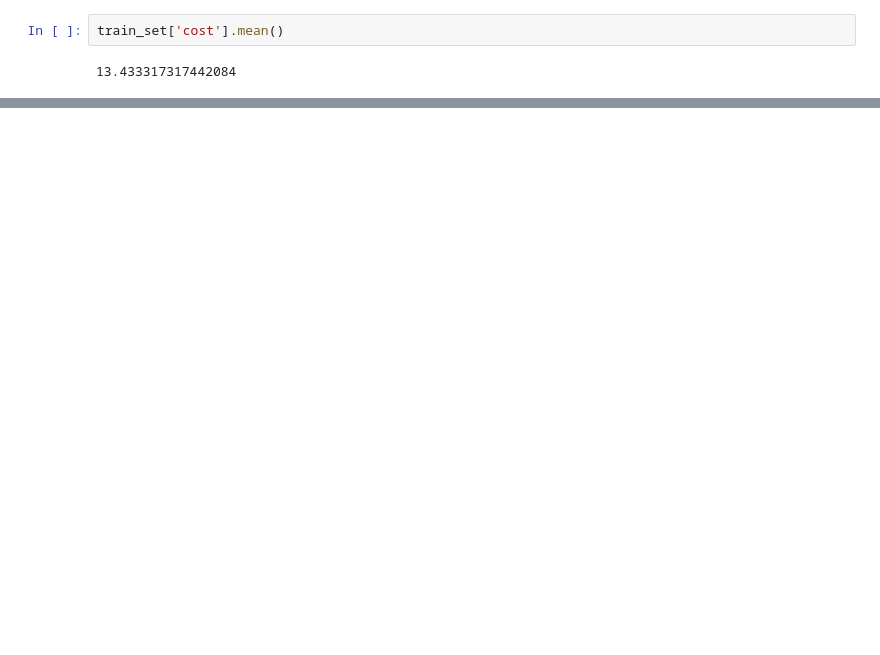
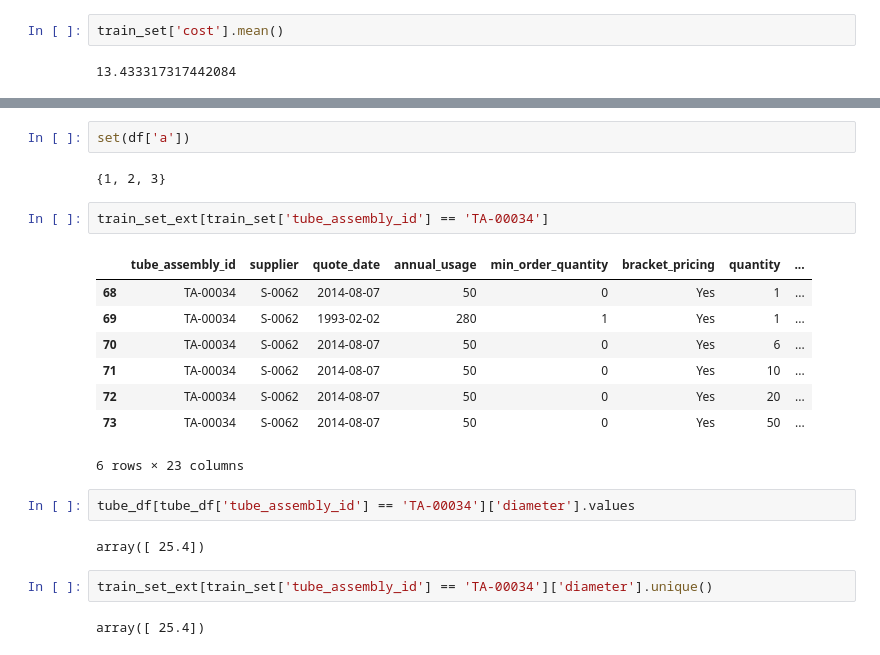
Before and after one commit to cberzan/kaggle-caterpillar, a Jupyter notebook: caterpillar-tube-pricing/explore_data.ipynb, the cells around one changed output, grey strips where cells are left out. Cells and saved outputs as stored; diff of their text form; blank space fills up the shorter version.

```diff
--- a/caterpillar-tube-pricing/explore_data.ipynb
+++ b/caterpillar-tube-pricing/explore_data.ipynb
@@ -37,0 +122,23 @@ train_set['cost'].mean()
+# %%
+set(df['a'])
+# %% [output]
+{1, 2, 3}
+# %%
+train_set_ext[train_set['tube_assembly_id'] == 'TA-00034']
+# %% [output]
+|  | tube_assembly_id | supplier | quote_date | annual_usage | min_order_quantity | bracket_pricing | quantity | ... |
+| 68 | TA-00034 | S-0062 | 2014-08-07 | 50 | 0 | Yes | 1 | ... |
+| 69 | TA-00034 | S-0062 | 1993-02-02 | 280 | 1 | Yes | 1 | ... |
+| 70 | TA-00034 | S-0062 | 2014-08-07 | 50 | 0 | Yes | 6 | ... |
+| 71 | TA-00034 | S-0062 | 2014-08-07 | 50 | 0 | Yes | 10 | ... |
+| 72 | TA-00034 | S-0062 | 2014-08-07 | 50 | 0 | Yes | 20 | ... |
+| 73 | TA-00034 | S-0062 | 2014-08-07 | 50 | 0 | Yes | 50 | ... |
+6 rows × 23 columns
+# %%
+tube_df[tube_df['tube_assembly_id'] == 'TA-00034']['diameter'].values
+# %% [output]
+array([ 25.4])
+# %%
+train_set_ext[train_set['tube_assembly_id'] == 'TA-00034']['diameter'].unique()
+# %% [output]
+array([ 25.4])
```
Also changed, not shown: parts of 9 cells of this notebook, 6 other files.
